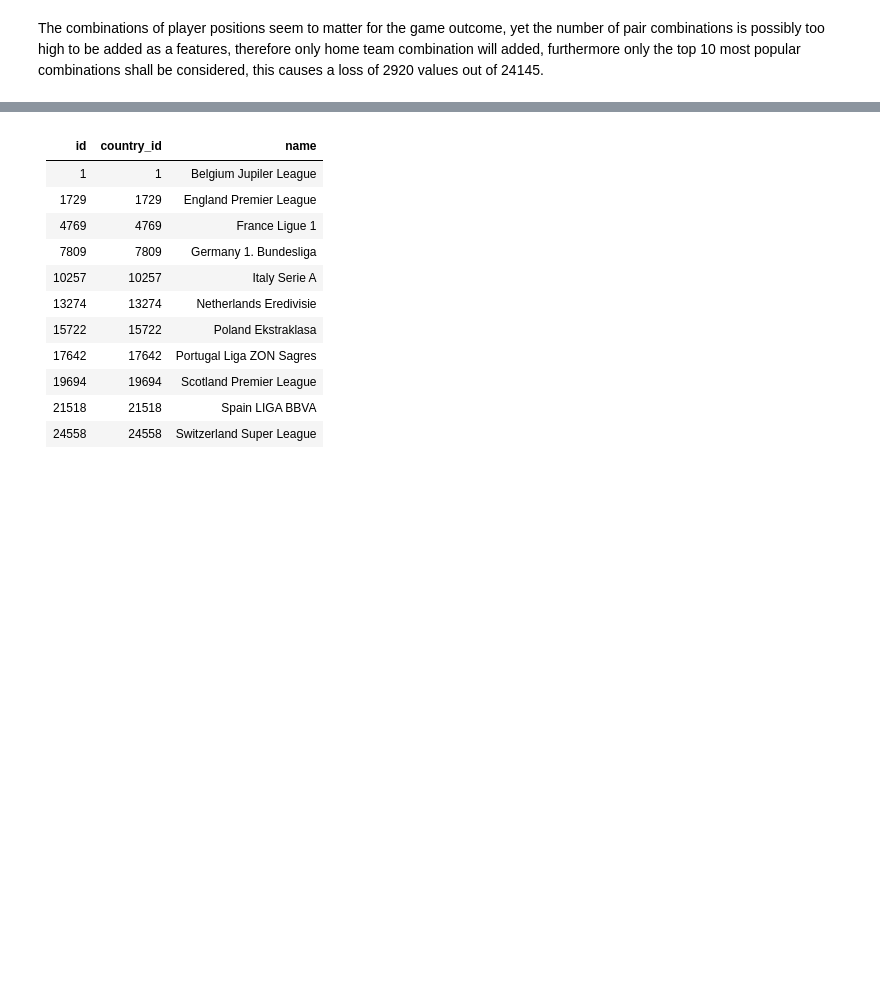
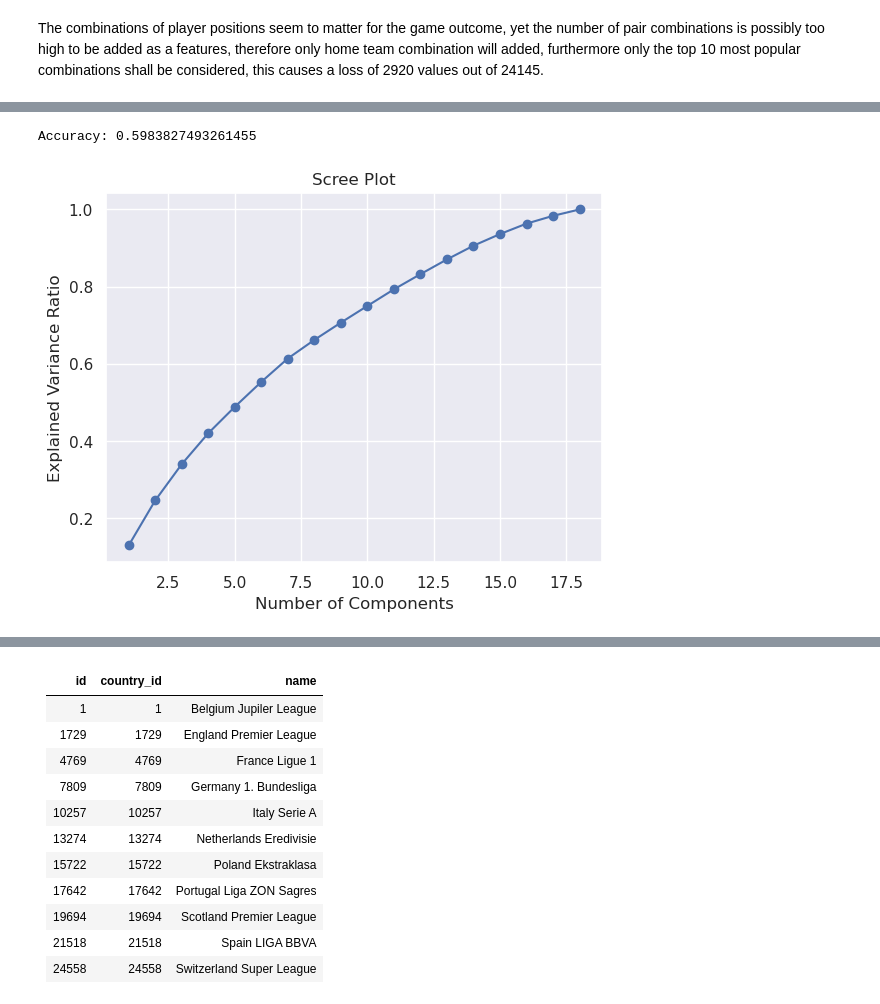
Before and after one commit to gediminas-skvarnavicius/football-db-analysis, a Jupyter notebook: analysis.ipynb, the cells around one changed output, grey strips where cells are left out. Cells and saved outputs as stored; diff of their text form; code cells hidden in the pictures; blank space fills up the shorter version.

Commit message:
team home win ml and dimensionality reduction

```diff
--- a/analysis.ipynb
+++ b/analysis.ipynb
@@ -737,4 +704,0 @@ next(match_win_df.iterrows())
-# %%
-team_atts={}
-for index, row in match_win_df.iterrows():
-    team_atts[index]=row["home_team"].get_latest_entry(row['date'],team_numeric_cols)
@@ -772,0 +726,2 @@ match_win_df.join(pd.concat(list(team_atts.values()),keys=team_atts.keys()).drop
+# %%
+match_win_df.dropna(inplace=True)
@@ -772,0 +786,7 @@ match_win_df.join(pd.concat(list(team_atts.values()),keys=team_atts.keys()).drop
+# %%
+from sklearn.decomposition import PCA
+pca = PCA()
+pca.fit(home_win_team_features)
+PCA()
+print(pca.explained_variance_ratio_)
+print(pca.singular_values_)
@@ -773,3 +801,35 @@ match_win_df.join(pd.concat(list(team_atts.values()),keys=team_atts.keys()).drop
+# %%
+from sklearn.linear_model import LogisticRegression
+pca = PCA()
+principal_components = pca.fit_transform(home_win_team_features)
+X_train, X_test, y_train, y_test = train_test_split(principal_components, home_win_target, test_size=0.2, random_state=42)
+
+# Initialize and train a machine learning model (e.g., Logistic Regression)
+model = LogisticRegression()
+model.fit(X_train, y_train)
+
+# Evaluate the model
+accuracy = model.score(X_test, y_test)
+print("Accuracy:", accuracy)
+# %% [output]
+Accuracy: 0.5983827493261455
+# %%
+n_components = range(1, len(home_win_team_features.columns) + 1)
+explained_variance_ratio = []
+
+for n in n_components:
+    pca = PCA(n_components=n)
+    pca.fit(home_win_team_features)
+    explained_variance_ratio.append(pca.explained_variance_ratio_.sum())
+
+# Plot the scree plot
+plt.plot(n_components, explained_variance_ratio, marker='o')
+plt.xlabel('Number of Components')
+plt.ylabel('Explained Variance Ratio')
+plt.title('Scree Plot')
+plt.show()
+# %% [output]
+[figure, added]
 # %%
 Markdown(tabulate(con.query(
     f"""--sql
```
Also changed, not shown: parts of 20 cells of this notebook.
